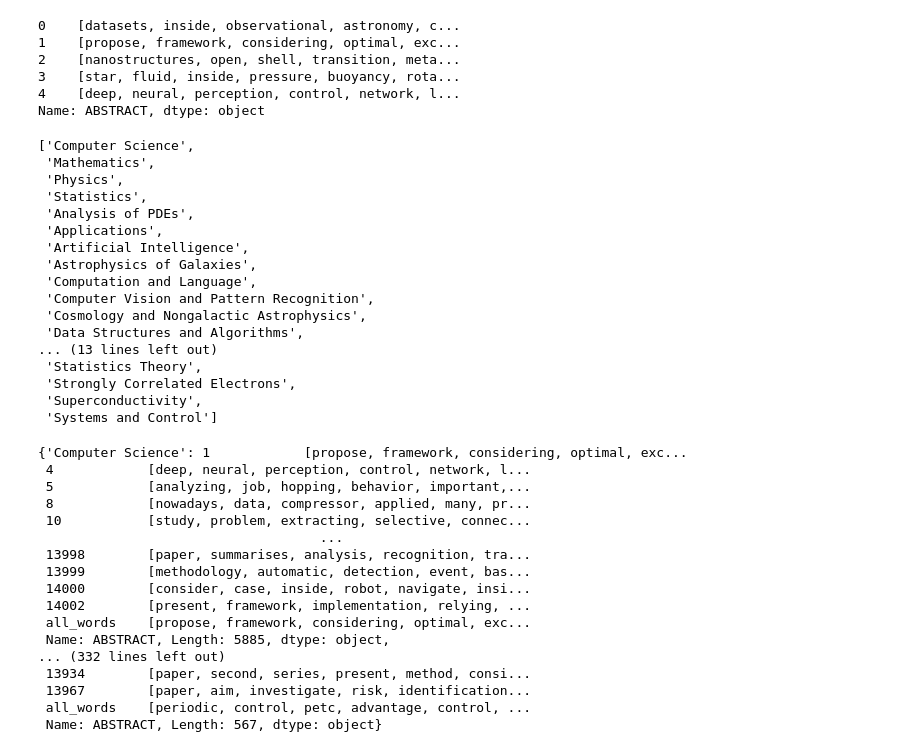
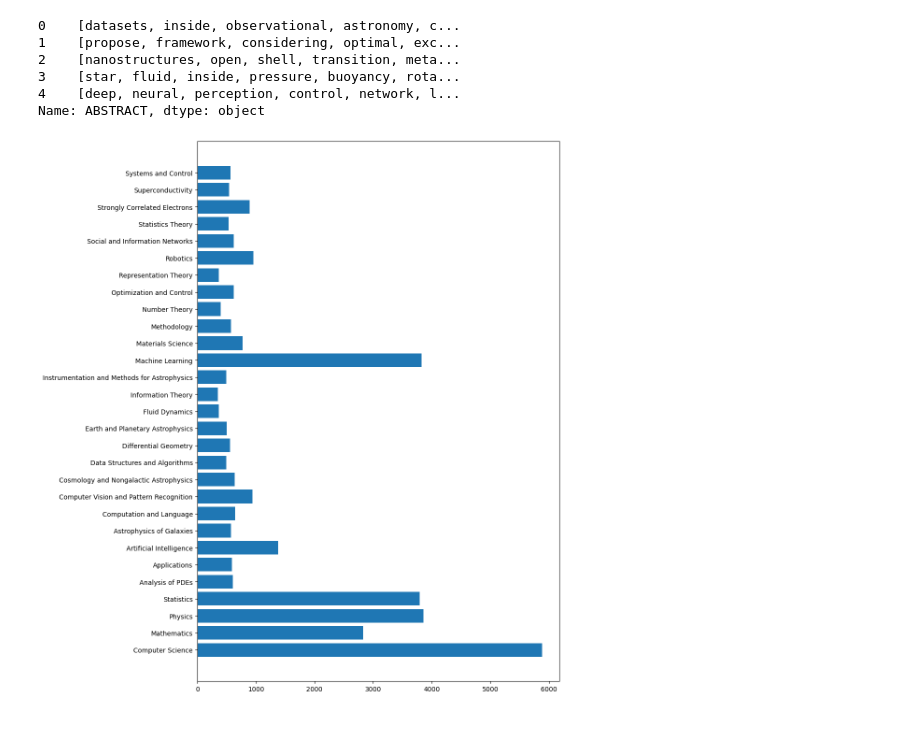
Before and after one commit to gulomovazukhrakhon/IU-Projects, a Jupyter notebook: NLP_Project/text-classification-for-topic-modelling.ipynb, the cells around one changed output. Drawn from its saved outputs; the diff is of its cells as text; code cells hidden in the pictures; blank space fills up the shorter version.

Commit message:
Kaggle Notebook | Text Classification for Topic Modelling | Version 4

```diff
--- a/NLP_Project/text-classification-for-topic-modelling.ipynb
+++ b/NLP_Project/text-classification-for-topic-modelling.ipynb
@@ -114,29 +123,9 @@ nested_list.head()
 3    [star, fluid, inside, pressure, buoyancy, rota...
 4    [deep, neural, perception, control, network, l...
 Name: ABSTRACT, dtype: object
-# %%
-topics = [column for column in train_df.columns if column != 'id' and column != 'ABSTRACT']
-topics
-# %% [output]
-['Computer Science',
- 'Mathematics',
- 'Physics',
- 'Statistics',
- 'Analysis of PDEs',
- 'Applications',
- 'Artificial Intelligence',
- 'Astrophysics of Galaxies',
- 'Computation and Language',
- 'Computer Vision and Pattern Recognition',
- 'Cosmology and Nongalactic Astrophysics',
- 'Data Structures and Algorithms',
-... (13 lines left out)
- 'Statistics Theory',
- 'Strongly Correlated Electrons',
- 'Superconductivity',
- 'Systems and Control']
 # %%
 topic_ids = {}
+topics = train_df.columns[2:]
 
 for topic in topics:
     ids = train_df[train_df[topic] == 1].index
@@ -145,23 +134,14 @@ for topic in topics:
 
     flat_list = [item for sublist in nested_list_topic for item in sublist]
     topic_ids[topic]['all_words'] = flat_list
+    topic_ids[topic]['count'] = len(list(nested_list_topic))
-# %%
-topic_ids
-# %% [output]
-{'Computer Science': 1            [propose, framework, considering, optimal, exc...
- 4            [deep, neural, perception, control, network, l...
- 5            [analyzing, job, hopping, behavior, important,...
- 8            [nowadays, data, compressor, applied, many, pr...
- 10           [study, problem, extracting, selective, connec...
-                                    ...
- 13998        [paper, summarises, analysis, recognition, tra...
- 13999        [methodology, automatic, detection, event, bas...
- 14000        [consider, case, inside, robot, navigate, insi...
- 14002        [present, framework, implementation, relying, ...
- all_words    [propose, framework, considering, optimal, exc...
- Name: ABSTRACT, Length: 5885, dtype: object,
-... (332 lines left out)
- 13934        [paper, second, series, present, method, consi...
- 13967        [paper, aim, investigate, risk, identification...
- all_words    [periodic, control, petc, advantage, control, ...
- Name: ABSTRACT, Length: 567, dtype: object}
+# %%
+counts = []
+for topic in topics:
+    counts.append(topic_ids[topic]['count'])
+# %%
+plt.figure(figsize=(10, 15))
+plt.barh(np.array(topics), counts)
+plt.show()
+# %% [output]
+[figure, added]
```
Also changed, not shown: parts of 4 cells of this notebook.
